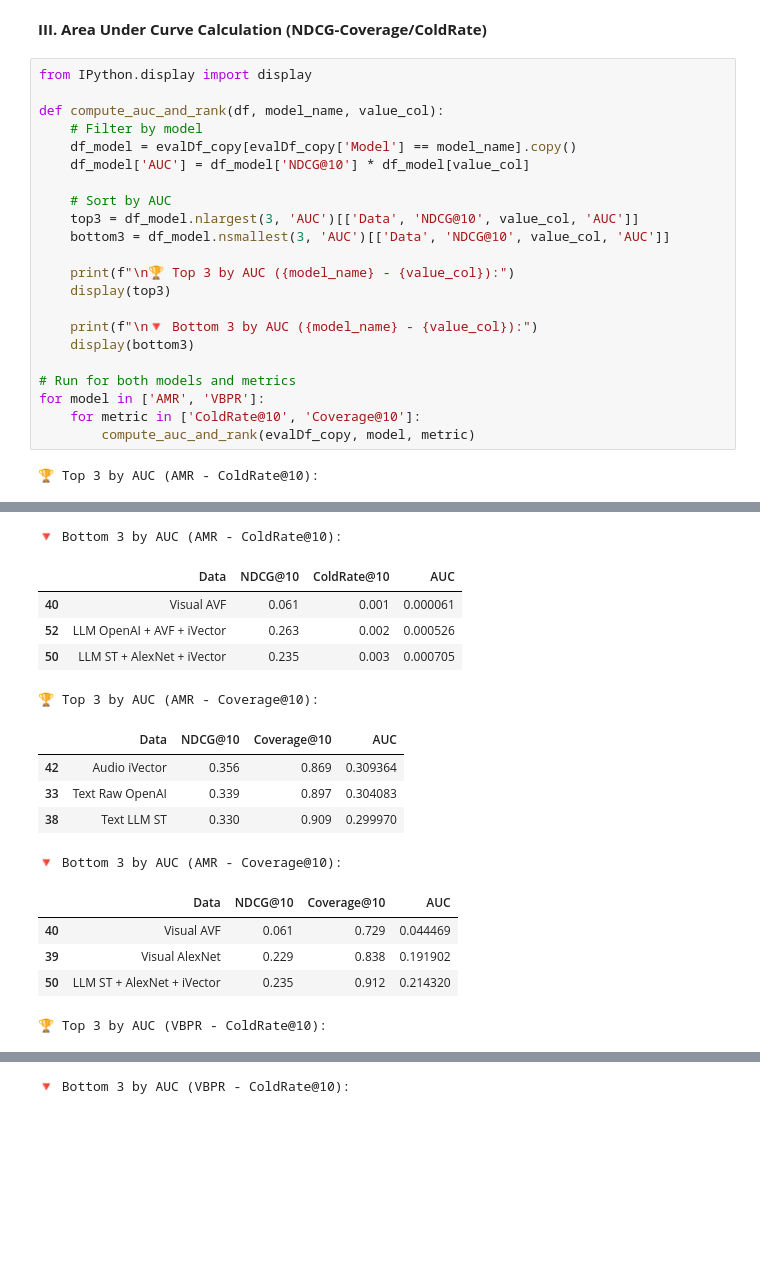
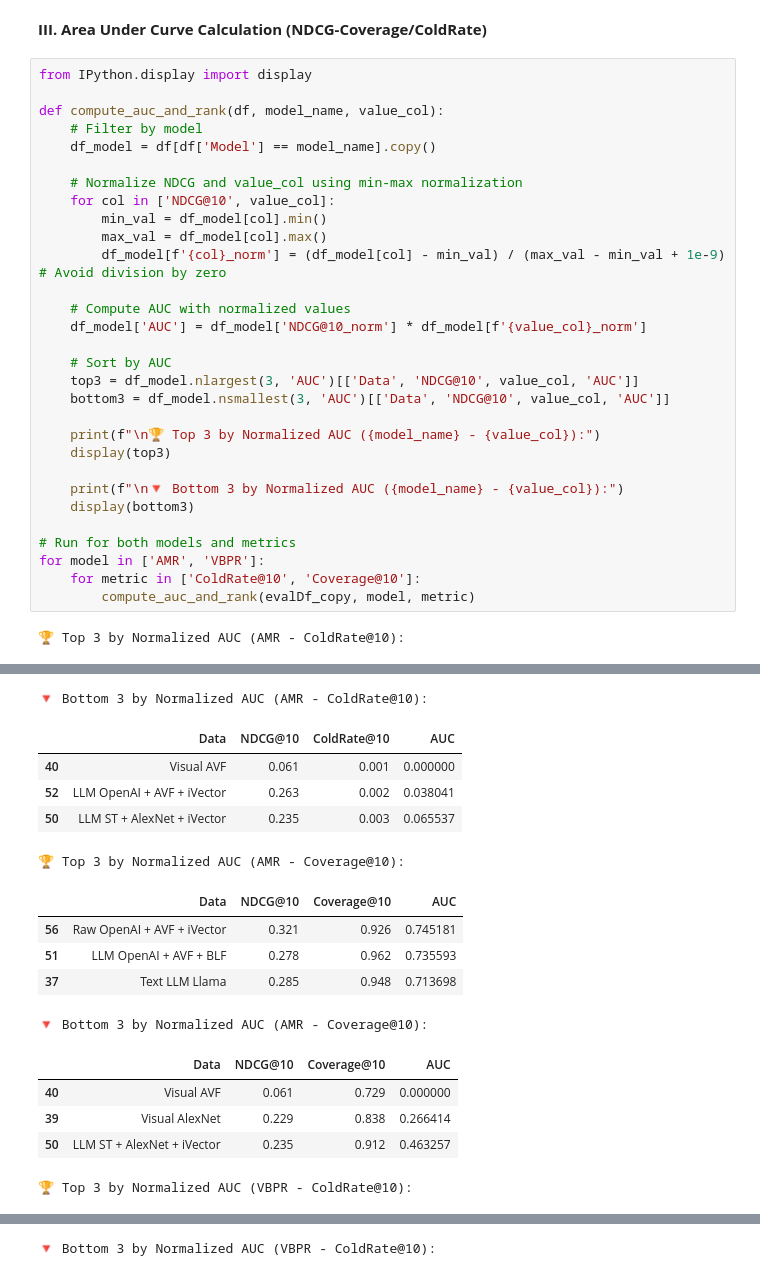
Before and after one commit to RecSys-lab/ViLLA-MMBench, a Jupyter notebook: visualization_of_results.ipynb, the cells around one changed output, grey strips where cells are left out. Saved outputs shown, nothing was run; the diff lists cells and outputs as text; blank space fills up the shorter version.

```diff
--- a/visualization_of_results.ipynb
+++ b/visualization_of_results.ipynb
@@ -284,17 +284,25 @@ from IPython.display import display
 
 def compute_auc_and_rank(df, model_name, value_col):
     # Filter by model
-    df_model = evalDf_copy[evalDf_copy['Model'] == model_name].copy()
-    df_model['AUC'] = df_model['NDCG@10'] * df_model[value_col]
+    df_model = df[df['Model'] == model_name].copy()
+
+    # Normalize NDCG and value_col using min-max normalization
+    for col in ['NDCG@10', value_col]:
+        min_val = df_model[col].min()
+        max_val = df_model[col].max()
+        df_model[f'{col}_norm'] = (df_model[col] - min_val) / (max_val - min_val + 1e-9)  # Avoid division by zero
+
+    # Compute AUC with normalized values
+    df_model['AUC'] = df_model['NDCG@10_norm'] * df_model[f'{value_col}_norm']
 
     # Sort by AUC
     top3 = df_model.nlargest(3, 'AUC')[['Data', 'NDCG@10', value_col, 'AUC']]
     bottom3 = df_model.nsmallest(3, 'AUC')[['Data', 'NDCG@10', value_col, 'AUC']]
 
-    print(f"\n🏆 Top 3 by AUC ({model_name} - {value_col}):")
+    print(f"\n🏆 Top 3 by Normalized AUC ({model_name} - {value_col}):")
     display(top3)
 
-    print(f"\n🔻 Bottom 3 by AUC ({model_name} - {value_col}):")
+    print(f"\n🔻 Bottom 3 by Normalized AUC ({model_name} - {value_col}):")
     display(bottom3)
 
 # Run for both models and metrics
@@ -302,5 +310,5 @@ for model in ['AMR', 'VBPR']:
     for metric in ['ColdRate@10', 'Coverage@10']:
         compute_auc_and_rank(evalDf_copy, model, metric)
 # %% [output]
-🏆 Top 3 by AUC (AMR - ColdRate@10):
+🏆 Top 3 by Normalized AUC (AMR - ColdRate@10):
 |  | Data | NDCG@10 | ColdRate@10 | AUC |
@@ -310,17 +318,17 @@ for model in ['AMR', 'VBPR']:
-🔻 Bottom 3 by AUC (AMR - ColdRate@10):
+🔻 Bottom 3 by Normalized AUC (AMR - ColdRate@10):
 |  | Data | NDCG@10 | ColdRate@10 | AUC |
-| 40 | Visual AVF | 0.061 | 0.001 | 0.000061 |
-| 52 | LLM OpenAI + AVF + iVector | 0.263 | 0.002 | 0.000526 |
-| 50 | LLM ST + AlexNet + iVector | 0.235 | 0.003 | 0.000705 |
+| 40 | Visual AVF | 0.061 | 0.001 | 0.000000 |
+| 52 | LLM OpenAI + AVF + iVector | 0.263 | 0.002 | 0.038041 |
+| 50 | LLM ST + AlexNet + iVector | 0.235 | 0.003 | 0.065537 |
-🏆 Top 3 by AUC (AMR - Coverage@10):
+🏆 Top 3 by Normalized AUC (AMR - Coverage@10):
 |  | Data | NDCG@10 | Coverage@10 | AUC |
-| 42 | Audio iVector | 0.356 | 0.869 | 0.309364 |
-| 33 | Text Raw OpenAI | 0.339 | 0.897 | 0.304083 |
-| 38 | Text LLM ST | 0.330 | 0.909 | 0.299970 |
+| 56 | Raw OpenAI + AVF + iVector | 0.321 | 0.926 | 0.745181 |
+| 51 | LLM OpenAI + AVF + BLF | 0.278 | 0.962 | 0.735593 |
+| 37 | Text LLM Llama | 0.285 | 0.948 | 0.713698 |
-🔻 Bottom 3 by AUC (AMR - Coverage@10):
+🔻 Bottom 3 by Normalized AUC (AMR - Coverage@10):
 |  | Data | NDCG@10 | Coverage@10 | AUC |
-| 40 | Visual AVF | 0.061 | 0.729 | 0.044469 |
-| 39 | Visual AlexNet | 0.229 | 0.838 | 0.191902 |
-| 50 | LLM ST + AlexNet + iVector | 0.235 | 0.912 | 0.214320 |
+| 40 | Visual AVF | 0.061 | 0.729 | 0.000000 |
+| 39 | Visual AlexNet | 0.229 | 0.838 | 0.266414 |
+| 50 | LLM ST + AlexNet + iVector | 0.235 | 0.912 | 0.463257 |
-🏆 Top 3 by AUC (VBPR - ColdRate@10):
+🏆 Top 3 by Normalized AUC (VBPR - ColdRate@10):
 |  | Data | NDCG@10 | ColdRate@10 | AUC |
@@ -330,2 +338,2 @@ for model in ['AMR', 'VBPR']:
-🔻 Bottom 3 by AUC (VBPR - ColdRate@10):
+🔻 Bottom 3 by Normalized AUC (VBPR - ColdRate@10):
 |  | Data | NDCG@10 | ColdRate@10 | AUC |
```
Also changed, not shown: parts of 1 cell of this notebook.
